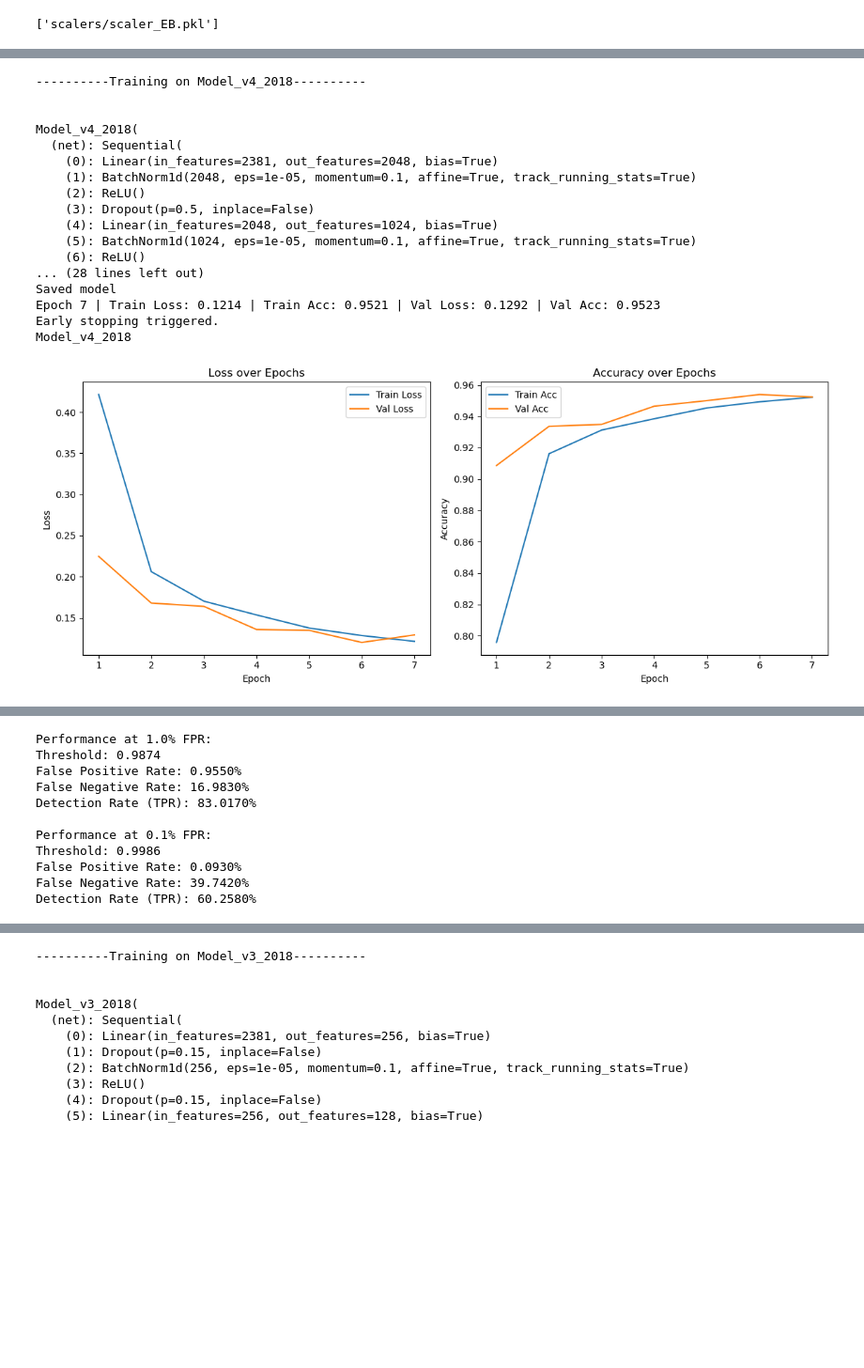
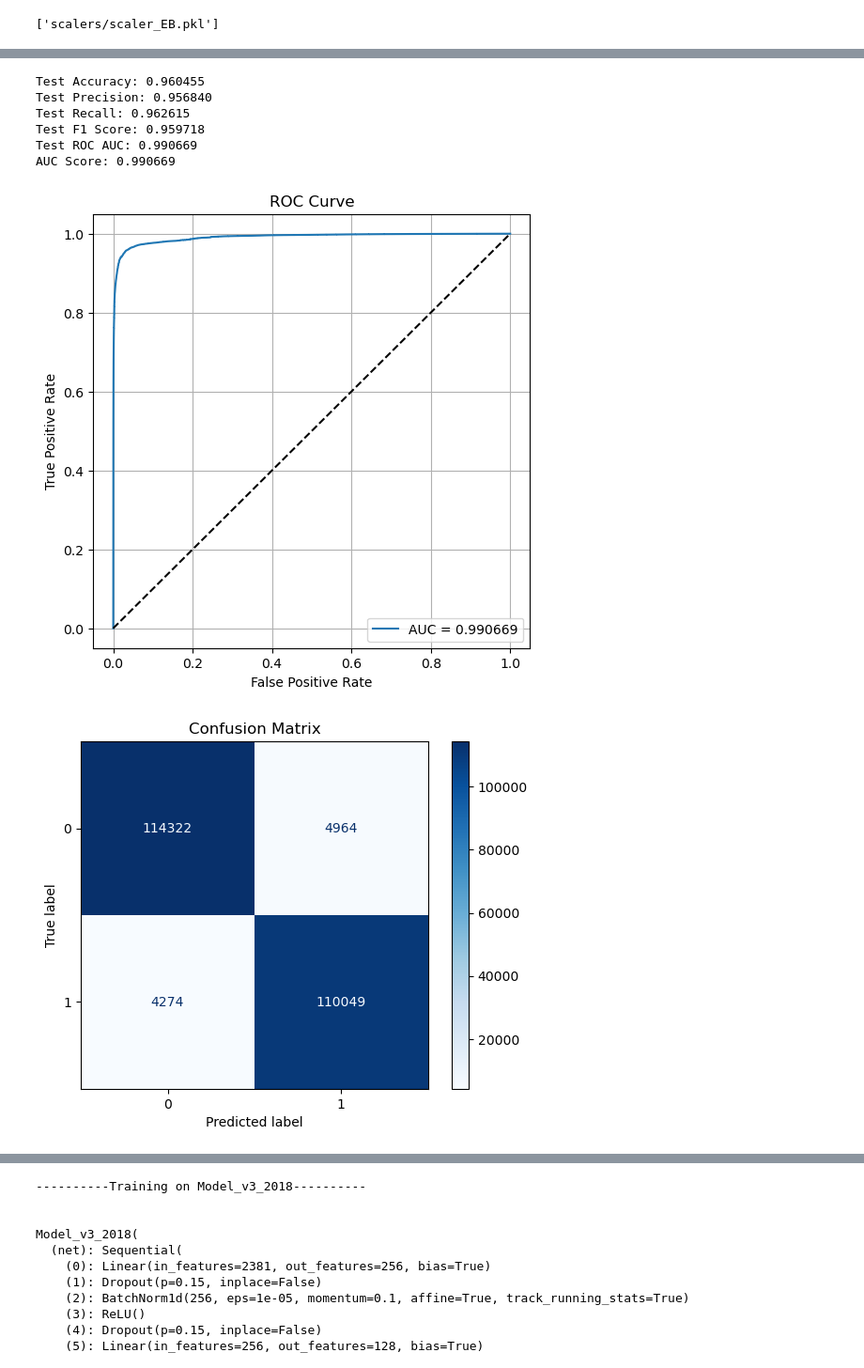
Before and after one commit to AlisaUrsu/SentinelExec_Models, a Jupyter notebook: 2018_dataset.ipynb, the cells around one changed output, grey strips where cells are left out. Shown at 94% size. Saved outputs shown, nothing was run; the diff lists cells and outputs as text; code cells hidden in the pictures; blank space fills up the shorter version.

```diff
--- a/2018_dataset.ipynb
+++ b/2018_dataset.ipynb
@@ -45,7 +45,7 @@ X_train, y_train, X_test, y_test = feature_extractors.read_vectorized_features(d
 import idk
 import joblib
 
-train_loader, val_loader, test_loader, scaler = idk.prepare_dataloaders(X_train, y_train, X_test, y_test)
+train_loader, val_loader, test_loader, scaler = idk.prepare_dataloaders(X_train, y_train, X_test, y_test, batch_size=128)
 joblib.dump(scaler, "scalers/scaler_EB.pkl")
 # %% [output]
 ['scalers/scaler_EB.pkl']
@@ -258,45 +252,16 @@ Detection Rate (TPR): 65.9998%
 # %%
-import torch.nn as nn
-import torch.optim as optim
-import idk
-
-print("----------Training on Model_v4_2018----------\n\n")
-
-
-device = torch.device("cuda" if torch.cuda.is_available() else "cpu")
-model = Model_v4_2018().to(device)
-print(model)
-results = idk.train_model(model, train_loader, val_loader, device, 20, 0.0001, "models/Model_v4_2018.pth")
-
-idk.plot_training_metrics(
-    results["train_losses"],
-    results["val_losses"],
-    results["train_accuracies"],
-    results["val_accuracies"],
-    model_name="Model_v4_2018"
-)
-
+model.load_state_dict(torch.load("models/Model_v1_2018.pth"))
 test_results = idk.evaluate_model_on_test(model, test_loader, device)
 
 idk.plot_roc_curve(test_results["labels"], test_results["probs"])
 idk.plot_confusion_matrix(test_results["labels"], test_results["probs"])
 idk.evaluate_at_fpr_thresholds(test_results["labels"], test_results["probs"])
 # %% [output]
-----------Training on Model_v4_2018----------
-
-
-Model_v4_2018(
-  (net): Sequential(
-    (0): Linear(in_features=2381, out_features=2048, bias=True)
-    (1): BatchNorm1d(2048, eps=1e-05, momentum=0.1, affine=True, track_running_stats=True)
-    (2): ReLU()
-    (3): Dropout(p=0.5, inplace=False)
-    (4): Linear(in_features=2048, out_features=1024, bias=True)
-    (5): BatchNorm1d(1024, eps=1e-05, momentum=0.1, affine=True, track_running_stats=True)
-    (6): ReLU()
-... (28 lines left out)
-Saved model
-Epoch 7 | Train Loss: 0.1214 | Train Acc: 0.9521 | Val Loss: 0.1292 | Val Acc: 0.9523
-Early stopping triggered.
-Model_v4_2018
+Test Accuracy: 0.960455
+Test Precision: 0.956840
+Test Recall: 0.962615
+Test F1 Score: 0.959718
+Test ROC AUC: 0.990669
+AUC Score: 0.990669
-[figure, old version]
+[figure, new version]
+[figure, new version]
@@ -311,11 +279,0 @@ AUC Score: 0.983094
-Performance at 1.0% FPR:
-Threshold: 0.9874
-False Positive Rate: 0.9550%
-False Negative Rate: 16.9830%
-Detection Rate (TPR): 83.0170%
-
-Performance at 0.1% FPR:
-Threshold: 0.9986
-False Positive Rate: 0.0930%
-False Negative Rate: 39.7420%
-Detection Rate (TPR): 60.2580%
```
Also changed, not shown: parts of 3 cells of this notebook, 2 other files.
